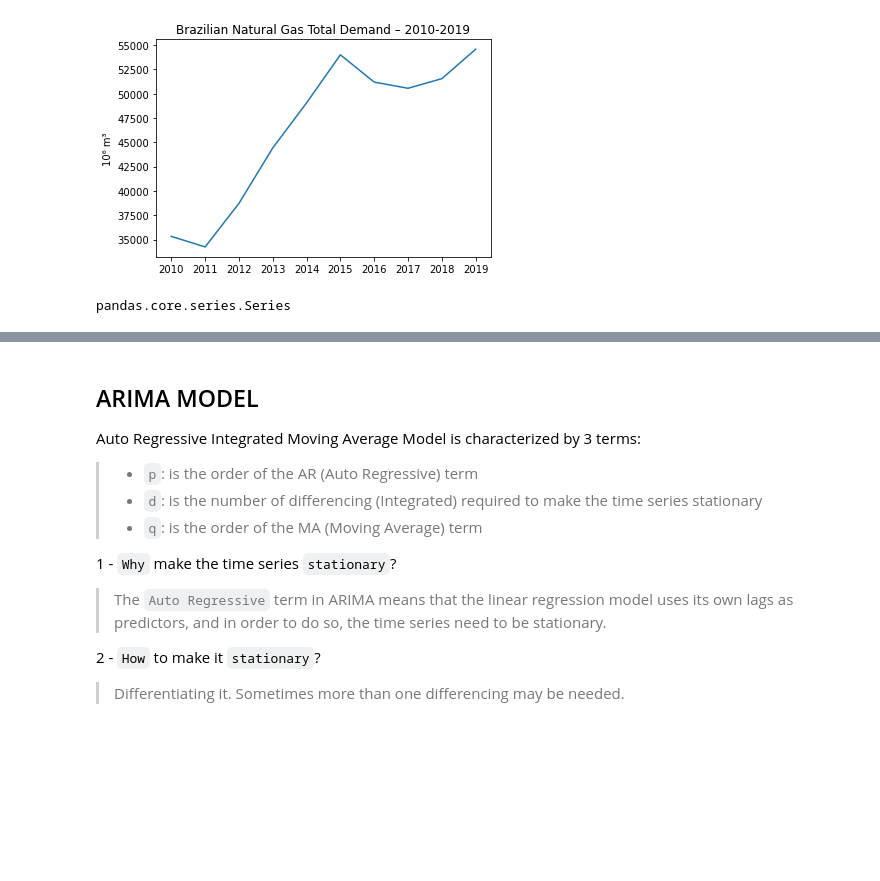
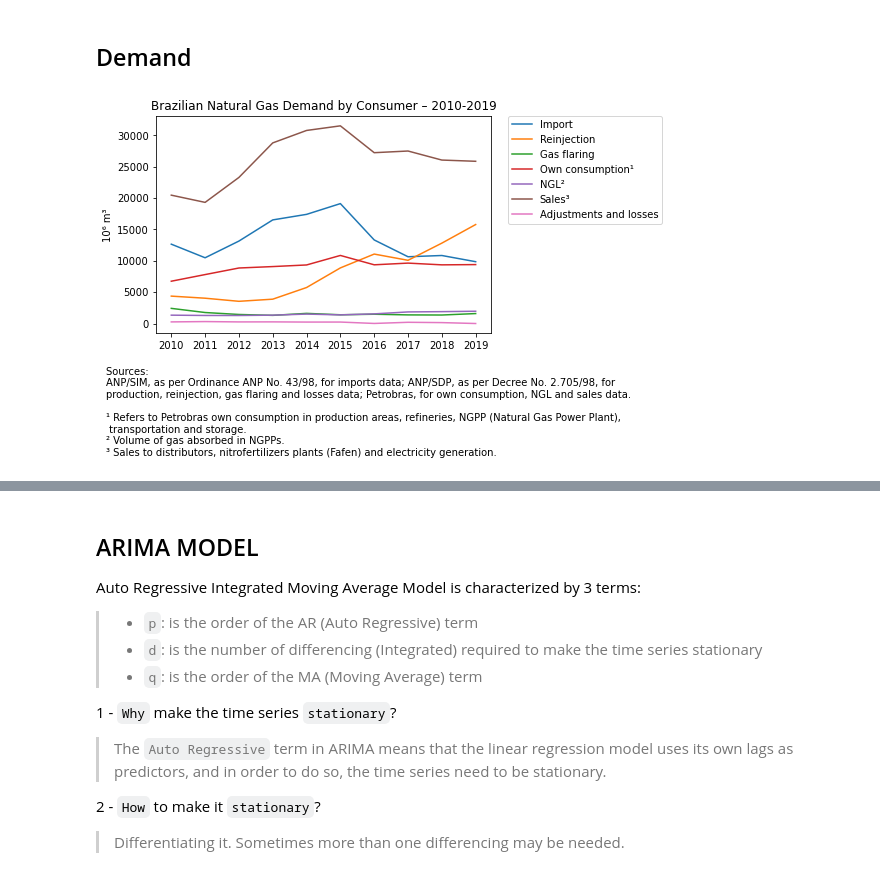
Before and after one commit to lauramsfernandes/BrazilianGasMarket, a Jupyter notebook: naturalGas_Forecast.ipynb, the cells around one changed output, grey strips where cells are left out. Saved outputs shown, nothing was run; the diff lists cells and outputs as text; code cells hidden in the pictures; blank space fills up the shorter version.

```diff
--- a/naturalGas_Forecast.ipynb
+++ b/naturalGas_Forecast.ipynb
@@ -7,13 +10,13 @@ import datetime
 # %%
 %run naturalGas_Wrangling.ipynb
-# %%
-demand_total.plot()
-plt.title(demand_total_title)
-plt.ylabel(demand_total_unit)
-plt.xticks(np.arange(2010,2020,1));
-# %% [output]
-[figure, removed]
-# %%
-type(demand_total)
-# %% [output]
-pandas.core.series.Series
+# %% [markdown]
+## Demand
+# %%
+demand.df.plot()
+plt.xticks(np.arange(2010,2020,1))
+plt.ylabel(demand.unit)
+plt.title(demand.title)
+plt.figtext(0.01,-0.3, balance.footer)
+plt.legend(bbox_to_anchor=(1.05, 1), loc='upper left', borderaxespad=0.);
+# %% [output]
+[figure, added]
```
Also changed, not shown: parts of 10 cells of this notebook, 2 other files.
